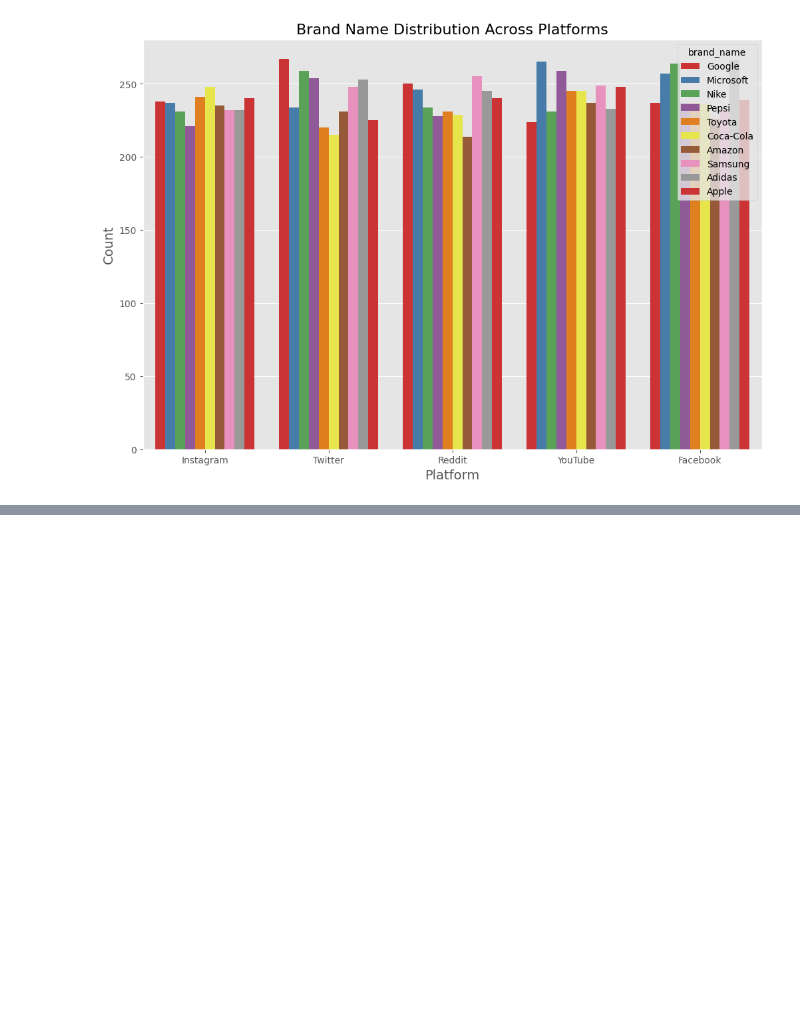
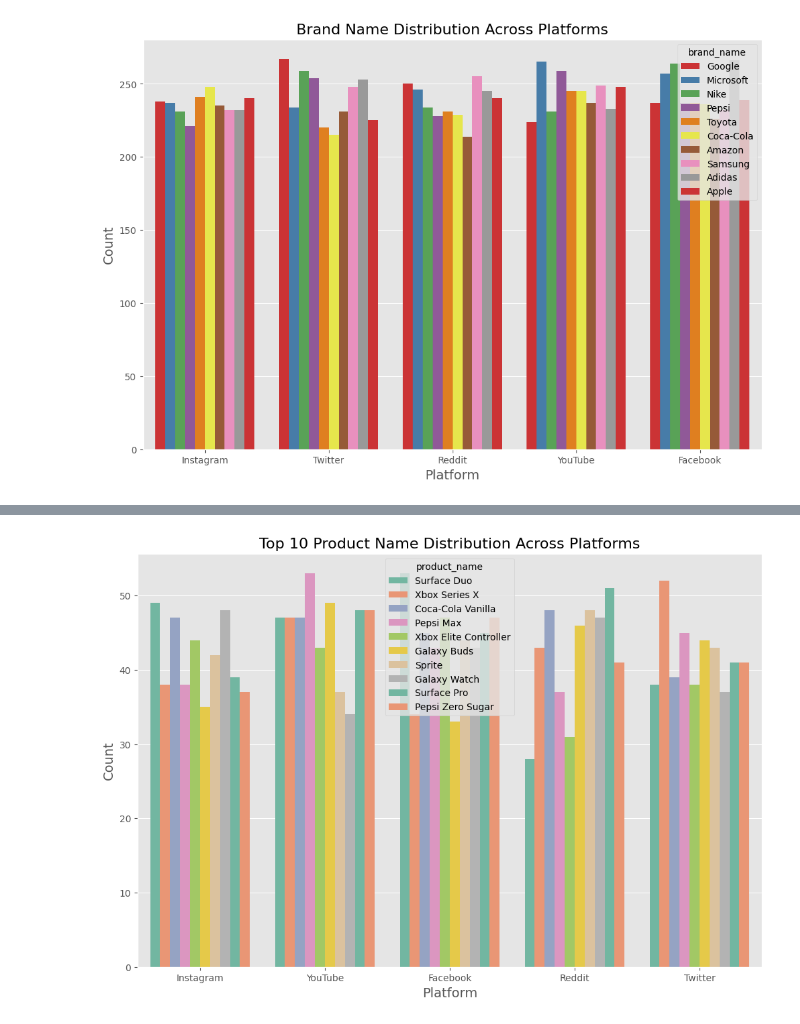
Before and after one commit to misbahkhattak718-pixel/Mentorship-Program--Devsil, a Jupyter notebook: Weekly Mini Projects/Week 9/ADVANCED SOCIAL MEDIA _ENGAGEMENT_PREDICTION.ipynb, the cells around one changed output, grey strips where cells are left out. Saved outputs shown, nothing was run; the diff lists cells and outputs as text; code cells hidden in the pictures; blank space fills up the shorter version.

```diff
--- a/Weekly Mini Projects/Week 9/ADVANCED SOCIAL MEDIA _ENGAGEMENT_PREDICTION.ipynb
+++ b/Weekly Mini Projects/Week 9/ADVANCED SOCIAL MEDIA _ENGAGEMENT_PREDICTION.ipynb
@@ -724,0 +777,13 @@ plt.show()
+# %%
+# visualize those ten  heigh product names with the more used the social media platforms
+top_10_products = df['product_name'].value_counts().nlargest(10).index
+plt.figure(figsize=(12, 8))
+sns.countplot(x='platform', hue='product_name', data=df[df['product_name'].isin(top_10_products)], palette='Set2')
+# Set the title and labels
+plt.title('Top 10 Product Name Distribution Across Platforms', fontsize=16)
+plt.xlabel('Platform', fontsize=14)
+plt.ylabel('Count', fontsize=14)
+# Show the plot
+plt.show()
+# %% [output]
+[figure, added]
```
Also changed, not shown: parts of 28 cells of this notebook.
